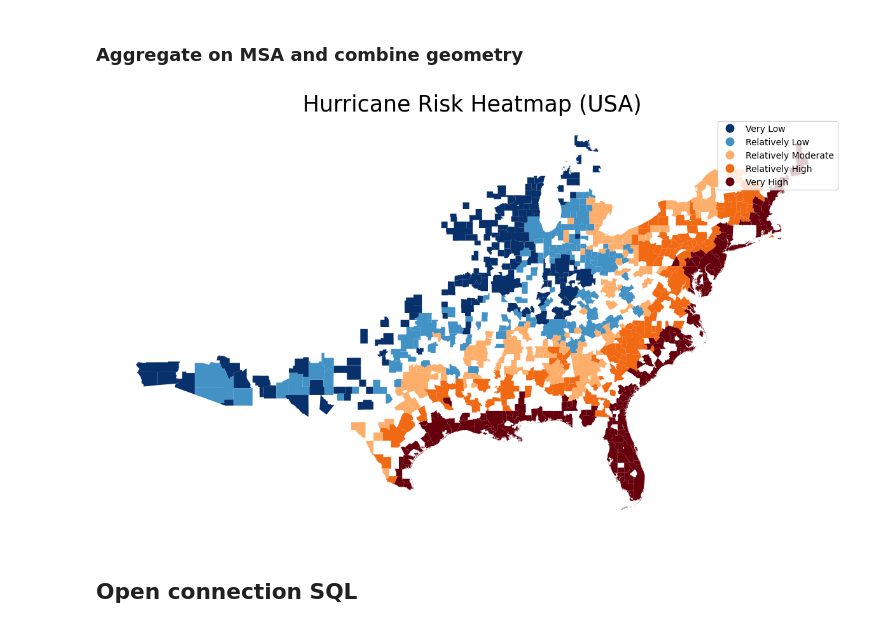
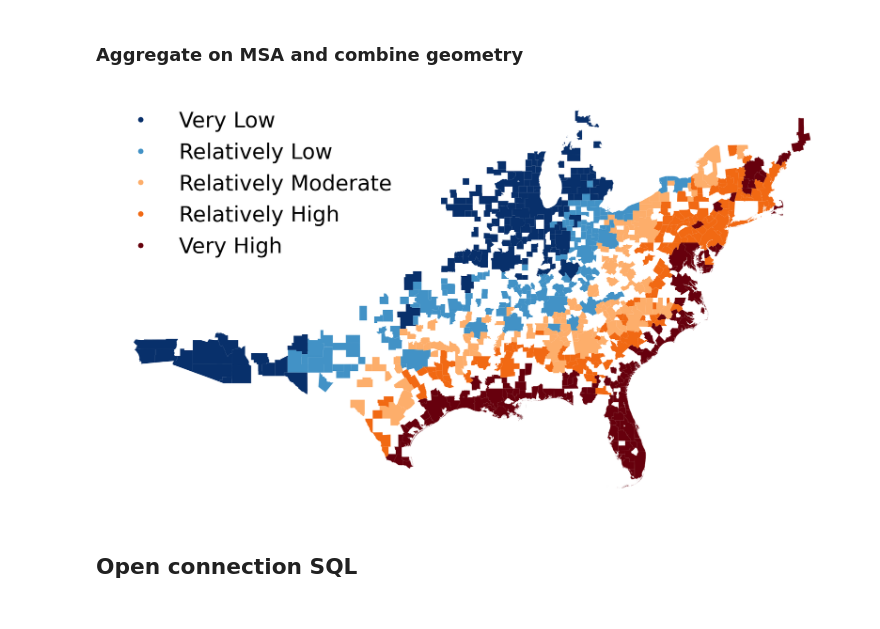
Before and after one commit to yannickpichardo/master_thesis, a Jupyter notebook: to_sql/hurricane_sql.ipynb, the cells around one changed output. Cells and saved outputs as stored; diff of their text form; code cells hidden in the pictures.

```diff
--- a/to_sql/hurricane_sql.ipynb
+++ b/to_sql/hurricane_sql.ipynb
@@ -140,31 +165,40 @@ mainland_usa_gdf_msa_aggregated = mainland_usa_gdf_msa.dissolve(by='MSA', aggfun
 # Convert the geometry column to WKT format
 
 mainland_usa_gdf_msa_aggregated.to_pickle('../../Data/mainland_usa_gdf_msa_aggregated.pkl')
+# %%
+#read mainland_usa_gdf_msa_aggregated
+mainland_usa_gdf_msa_aggregated = pd.read_pickle('../../Data/mainland_usa_gdf_msa_aggregated.pkl')
 # %%
 #5 bins based on quantiles to categorize the scores into 5 distinct sections
-mainland_usa_gdf_msa_aggregated.loc[:,'HRCN_EALS_Norm'] = (mainland_usa_gdf_msa_aggregated['HRCN_EALS'] - mainland_usa_gdf_msa_aggregated['HRCN_EALS'].mean())/ mainland_usa_gdf_msa_aggregated['HRCN_EALS'].std()
-mainland_usa_gdf_msa_aggregated.loc[:,'HRCN_RISK_CATEGORY_QUANTILE'] = pd.qcut(mainland_usa_gdf_msa_aggregated['HRCN_EALS_Norm'], q=5, labels=['Very Low', "Relatively Low", 'Relatively Moderate', 'Relatively High', 'Very High'])
+mainland_usa_gdf_msa_aggregated.loc[:,'HRCN_HLRB_NORM'] = (mainland_usa_gdf_msa_aggregated['HRCN_HLRB'] - mainland_usa_gdf_msa_aggregated['HRCN_HLRB'].mean())/ mainland_usa_gdf_msa_aggregated['HRCN_HLRB'].std()
+mainland_usa_gdf_msa_aggregated.loc[:,'HRCN_RISK_CATEGORY_QUANTILE'] = pd.qcut(mainland_usa_gdf_msa_aggregated['HRCN_HLRB_NORM'], q=5, labels=['Very Low', "Relatively Low", 'Relatively Moderate', 'Relatively High', 'Very High'])
 colors = ['#08306b', '#4292c6', '#fdae6b', '#f16913', '#67000d']
 custom_cmap = ListedColormap(colors)
 #Plot the heatmap
-fig, ax = plt.subplots(1, 1, figsize=(15, 25))
+fig, ax = plt.subplots(1, 1, figsize=(25, 15))
 plt.grid(False)
-mainland_usa_gdf_msa_aggregated.plot(column='HRCN_RISK_CATEGORY_QUANTILE', cmap=custom_cmap, linewidth=0.8, ax=ax, legend=True)
-ax.set_title('Hurricane Risk Heatmap (USA)', fontdict={'fontsize': '25', 'fontweight' : '3'})
+mainland_usa_gdf_msa_aggregated.plot(
+    column='HRCN_RISK_CATEGORY_QUANTILE',
+    cmap=custom_cmap,
+    linewidth=0.8,
+    ax=ax,
+    legend=True,
+    legend_kwds={'loc': 'upper left', 'fontsize': 40, 'frameon': False})
+# ax.set_title('Hurricane Risk Heatmap (USA) on MSA level', fontdict={'fontsize': '25', 'fontweight' : '3'})
 #Remove all axis values
 ax.set_xticks([])
 ax.set_yticks([])
 #Remove all axis spines
 ax.spines['top'].set_visible(False)
 ax.spines['right'].set_visible(False)
 ax.spines['bottom'].set_visible(False)
 ax.spines['left'].set_visible(False)
 # Display the map
 #Save plot heatmap
 plt.savefig('../../Plots/hurricane_risk_heatmap_msa.png')
 plt.show()
 # %% [output]
-[figure, old version]
+[figure, new version]
 # %%
 #extract MSA and geometry columns
 geometry_key = mainland_usa_gdf_msa_aggregated[['MSA', 'geometry']]
```
Also changed, not shown: parts of 8 cells of this notebook, 8 other files.
